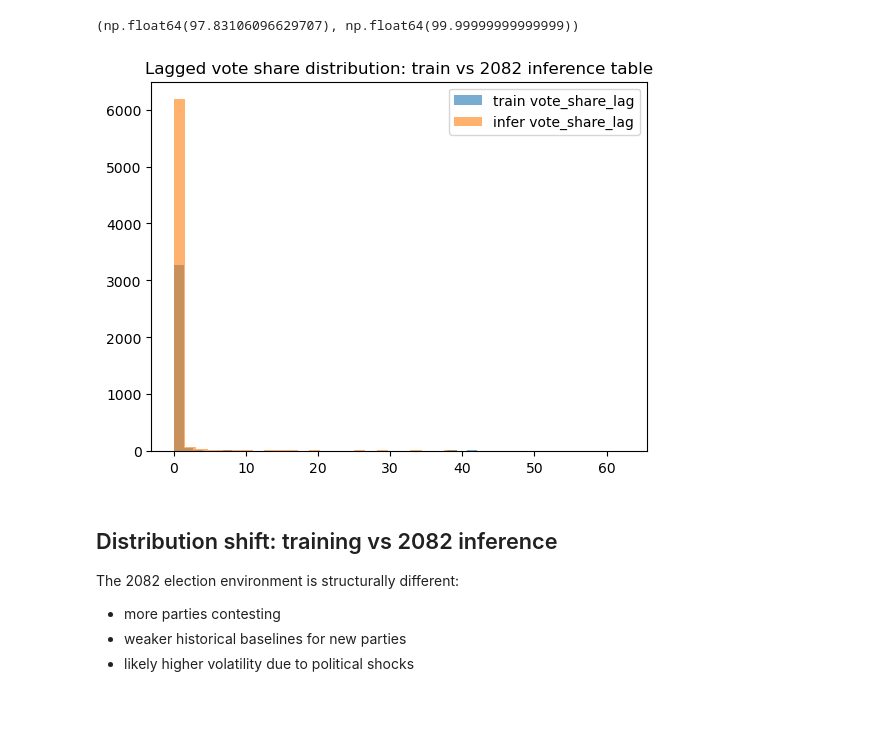
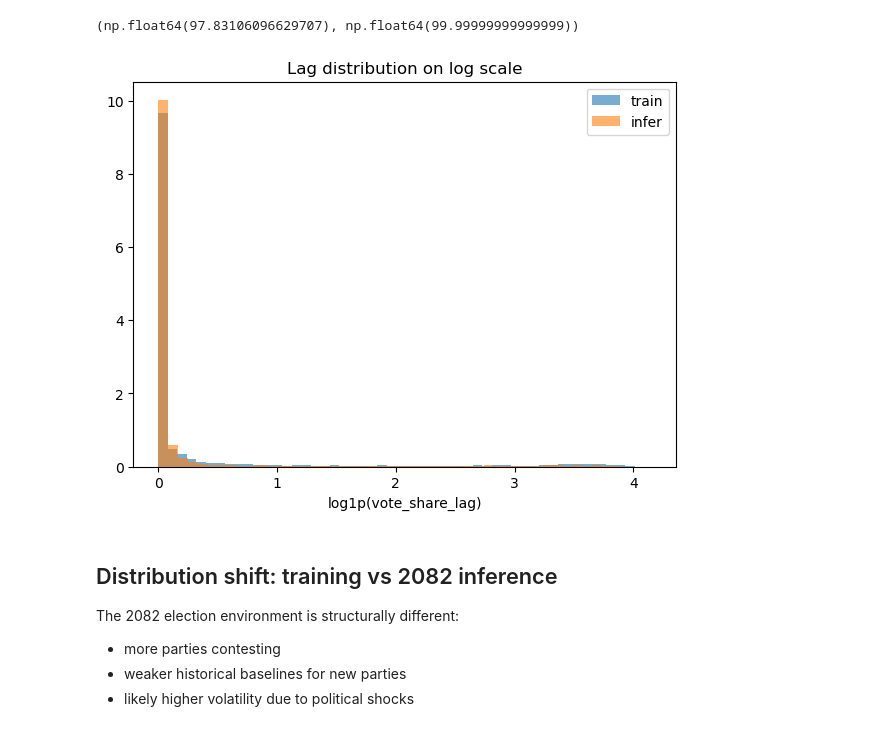
Before and after one commit to Dipesh-Lc/election-analytics-nepal-2082, a Jupyter notebook: notebooks/01_data_and_features_overview.ipynb, the cells around one changed output. Drawn from its saved outputs; the diff is of its cells as text; code cells hidden in the pictures.

```diff
--- a/notebooks/01_data_and_features_overview.ipynb
+++ b/notebooks/01_data_and_features_overview.ipynb
@@ -299,14 +295,15 @@ natl_2079.head(15).sum(), natl_2079.sum()
 # %% [output]
 (np.float64(97.83106096629707), np.float64(99.99999999999999))
 # %%
-plt.figure()
-plt.hist(train["vote_share_lag"], bins=40, alpha=0.6, label="train vote_share_lag")
-plt.hist(infer["vote_share_lag"], bins=40, alpha=0.6, label="infer vote_share_lag")
+plt.figure(figsize=(7,5))
+plt.hist(np.log1p(train["vote_share_lag"]), bins=50, alpha=0.6, density=True, label="train")
+plt.hist(np.log1p(infer["vote_share_lag"]), bins=50, alpha=0.6, density=True, label="infer")
+plt.xlabel("log1p(vote_share_lag)")
+plt.title("Lag distribution on log scale")
 plt.legend()
-plt.title("Lagged vote share distribution: train vs 2082 inference table")
 plt.show()
 # %% [output]
-[figure, old version]
+[figure, new version]
 # %% [markdown]
 ## Distribution shift: training vs 2082 inference
 
```
Also changed, not shown: parts of 3 cells of this notebook, 2 other files.
